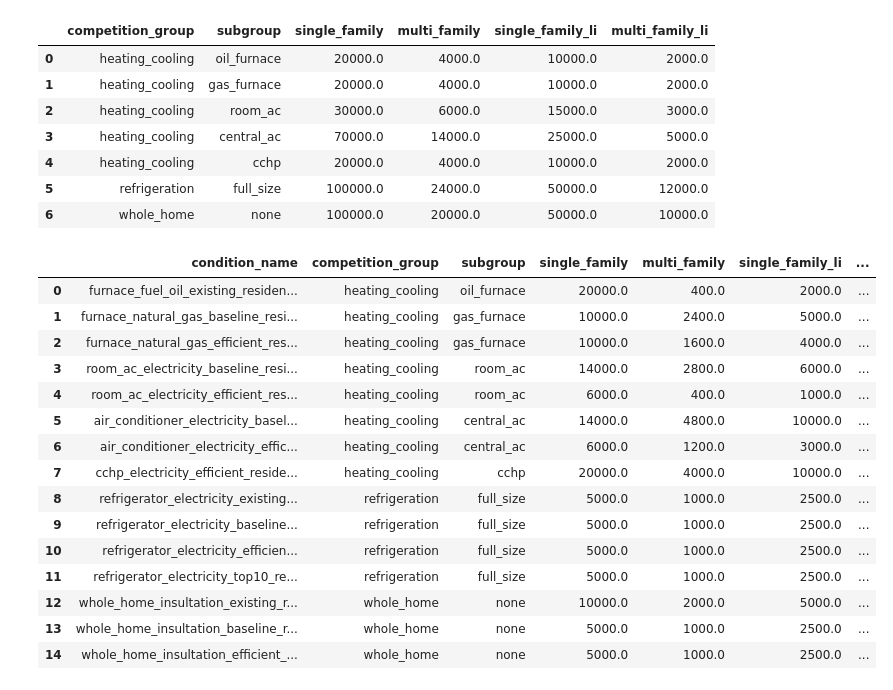
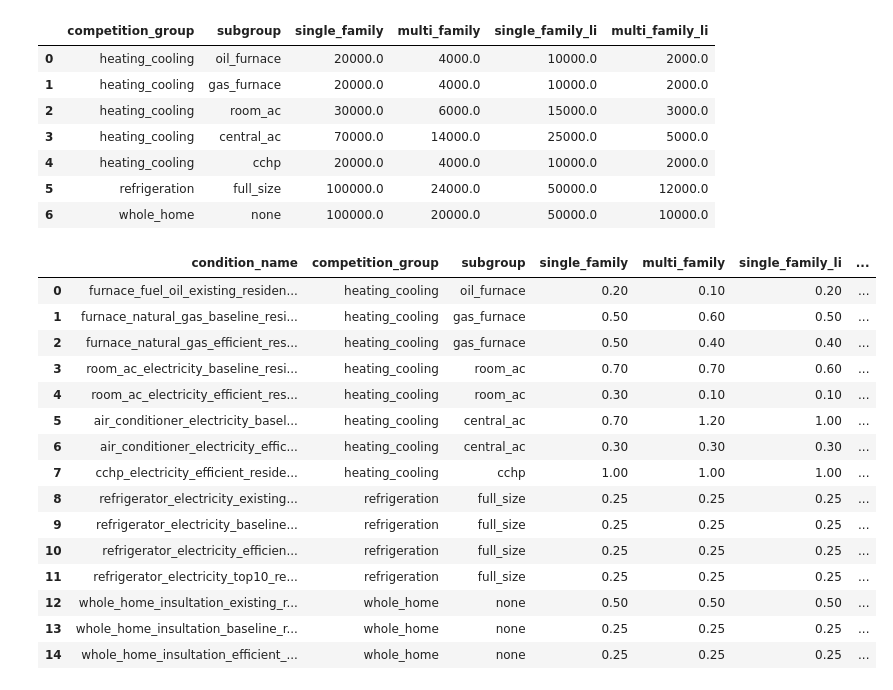
Before and after one commit to ajjNV5/market_inputs, a Jupyter notebook: Market_Characterization.ipynb, the cells around one changed output. Drawn from its saved outputs; the diff is of its cells as text; code cells hidden in the pictures.

```diff
--- a/Market_Characterization.ipynb
+++ b/Market_Characterization.ipynb
@@ -59,33 +59,22 @@ equipment_count_total
 | 4 | heating_cooling | cchp | 20000.0 | 4000.0 | 10000.0 | 2000.0 |
 | 5 | refrigeration | full_size | 100000.0 | 24000.0 | 50000.0 | 12000.0 |
 | 6 | whole_home | none | 100000.0 | 20000.0 | 50000.0 | 10000.0 |
-# %%
-# now we do it again for efficiency level breakout
-# this give us the Year one totals by efficiency level
-efficiency_level_year_one = efficiency_level_breakout.copy()
-
-# Multiply each building type column in the parameters section
-
-for building_type in building_types:
-    # Multiply the equipment counts by the corresponding customer count
-    efficiency_level_year_one[building_type] = (efficiency_level_breakout[building_type] *
-                                          equipment_count_total[building_type].iloc[0])
-
-efficiency_level_year_one
-# %% [output]
-|  | condition_name | competition_group | subgroup | single_family | multi_family | single_family_li | ... |
-| 0 | furnace_fuel_oil_existing_residen... | heating_cooling | oil_furnace | 20000.0 | 400.0 | 2000.0 | ... |
-| 1 | furnace_natural_gas_baseline_resi... | heating_cooling | gas_furnace | 10000.0 | 2400.0 | 5000.0 | ... |
-| 2 | furnace_natural_gas_efficient_res... | heating_cooling | gas_furnace | 10000.0 | 1600.0 | 4000.0 | ... |
-| 3 | room_ac_electricity_baseline_resi... | heating_cooling | room_ac | 14000.0 | 2800.0 | 6000.0 | ... |
-| 4 | room_ac_electricity_efficient_res... | heating_cooling | room_ac | 6000.0 | 400.0 | 1000.0 | ... |
-| 5 | air_conditioner_electricity_basel... | heating_cooling | central_ac | 14000.0 | 4800.0 | 10000.0 | ... |
-| 6 | air_conditioner_electricity_effic... | heating_cooling | central_ac | 6000.0 | 1200.0 | 3000.0 | ... |
-| 7 | cchp_electricity_efficient_reside... | heating_cooling | cchp | 20000.0 | 4000.0 | 10000.0 | ... |
-| 8 | refrigerator_electricity_existing... | refrigeration | full_size | 5000.0 | 1000.0 | 2500.0 | ... |
-| 9 | refrigerator_electricity_baseline... | refrigeration | full_size | 5000.0 | 1000.0 | 2500.0 | ... |
-| 10 | refrigerator_electricity_efficien... | refrigeration | full_size | 5000.0 | 1000.0 | 2500.0 | ... |
-| 11 | refrigerator_electricity_top10_re... | refrigeration | full_size | 5000.0 | 1000.0 | 2500.0 | ... |
-| 12 | whole_home_insultation_existing_r... | whole_home | none | 10000.0 | 2000.0 | 5000.0 | ... |
-| 13 | whole_home_insultation_baseline_r... | whole_home | none | 5000.0 | 1000.0 | 2500.0 | ... |
-| 14 | whole_home_insultation_efficient_... | whole_home | none | 5000.0 | 1000.0 | 2500.0 | ... |
+# %%
+efficiency_level_breakout
+# %% [output]
+|  | condition_name | competition_group | subgroup | single_family | multi_family | single_family_li | ... |
+| 0 | furnace_fuel_oil_existing_residen... | heating_cooling | oil_furnace | 0.20 | 0.10 | 0.20 | ... |
+| 1 | furnace_natural_gas_baseline_resi... | heating_cooling | gas_furnace | 0.50 | 0.60 | 0.50 | ... |
+| 2 | furnace_natural_gas_efficient_res... | heating_cooling | gas_furnace | 0.50 | 0.40 | 0.40 | ... |
+| 3 | room_ac_electricity_baseline_resi... | heating_cooling | room_ac | 0.70 | 0.70 | 0.60 | ... |
+| 4 | room_ac_electricity_efficient_res... | heating_cooling | room_ac | 0.30 | 0.10 | 0.10 | ... |
+| 5 | air_conditioner_electricity_basel... | heating_cooling | central_ac | 0.70 | 1.20 | 1.00 | ... |
+| 6 | air_conditioner_electricity_effic... | heating_cooling | central_ac | 0.30 | 0.30 | 0.30 | ... |
+| 7 | cchp_electricity_efficient_reside... | heating_cooling | cchp | 1.00 | 1.00 | 1.00 | ... |
+| 8 | refrigerator_electricity_existing... | refrigeration | full_size | 0.25 | 0.25 | 0.25 | ... |
+| 9 | refrigerator_electricity_baseline... | refrigeration | full_size | 0.25 | 0.25 | 0.25 | ... |
+| 10 | refrigerator_electricity_efficien... | refrigeration | full_size | 0.25 | 0.25 | 0.25 | ... |
+| 11 | refrigerator_electricity_top10_re... | refrigeration | full_size | 0.25 | 0.25 | 0.25 | ... |
+| 12 | whole_home_insultation_existing_r... | whole_home | none | 0.50 | 0.50 | 0.50 | ... |
+| 13 | whole_home_insultation_baseline_r... | whole_home | none | 0.25 | 0.25 | 0.25 | ... |
+| 14 | whole_home_insultation_efficient_... | whole_home | none | 0.25 | 0.25 | 0.25 | ... |
```
Also changed, not shown: parts of 1 cell of this notebook, 1 other file.
